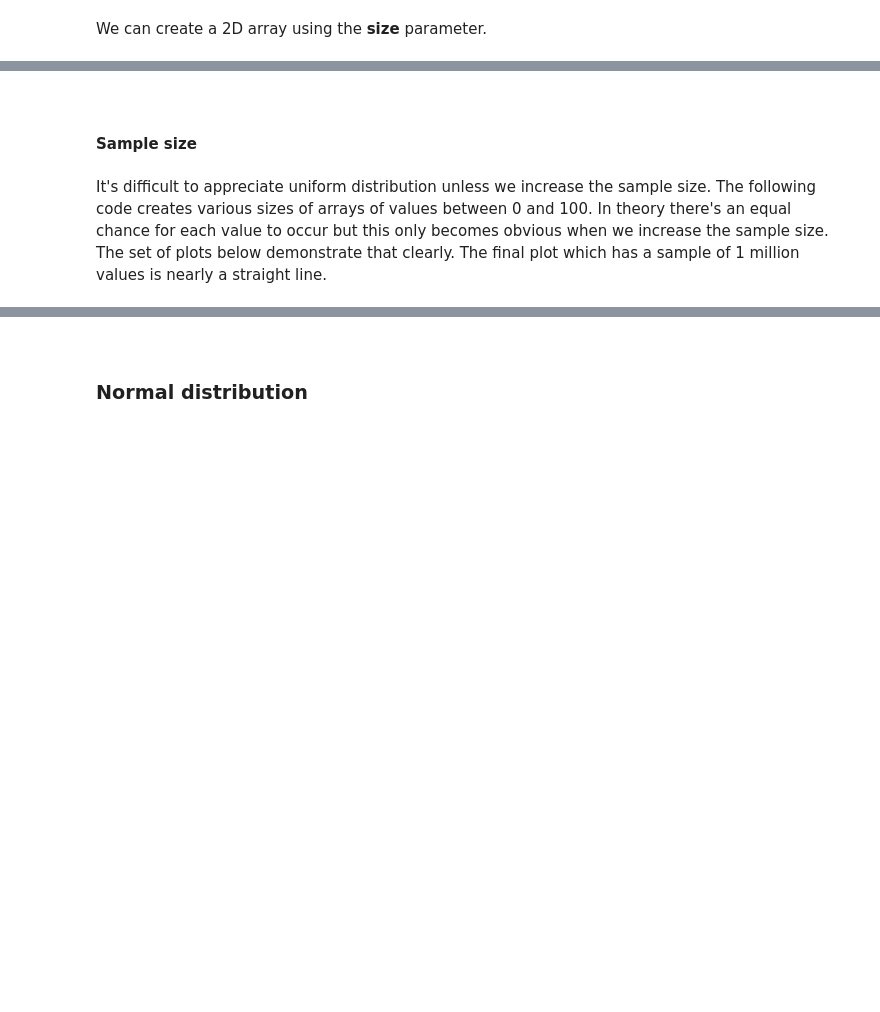
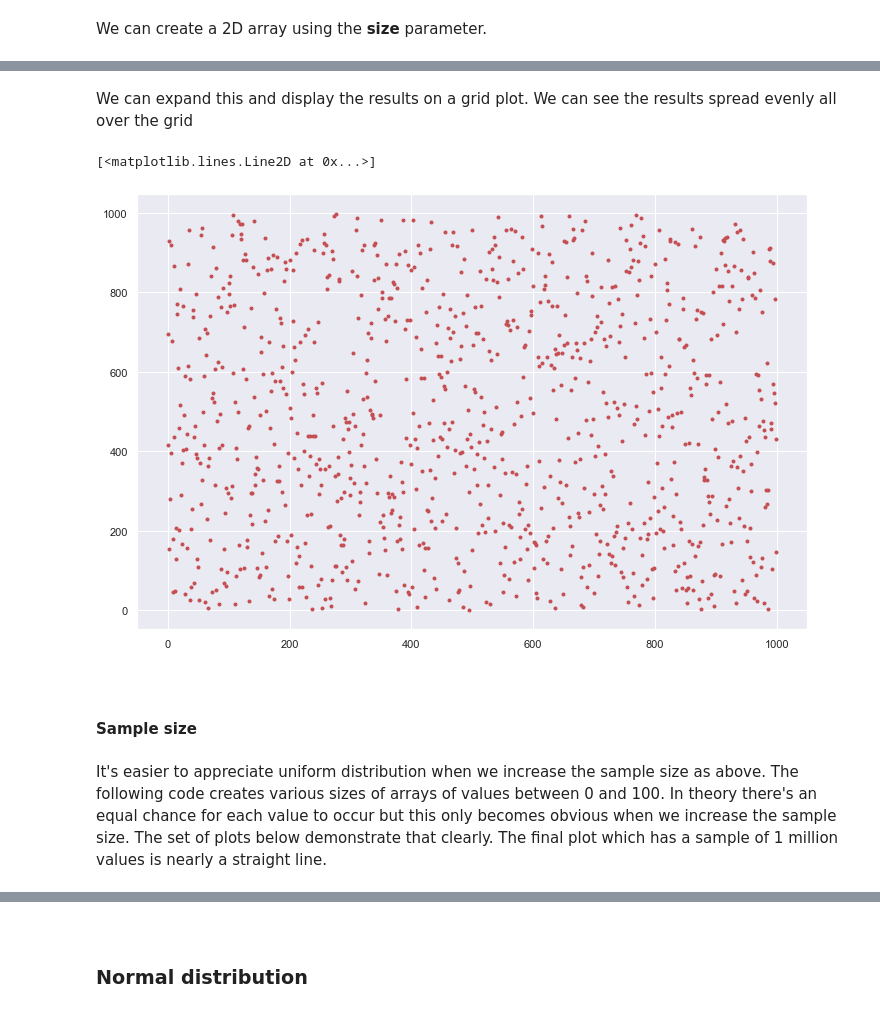
Before and after one commit to Caoimhinv/NumPy_Assignment, a Jupyter notebook: numpy.random.ipynb, the cells around one changed output, grey strips where cells are left out. Drawn from its saved outputs; the diff is of its cells as text; code cells hidden in the pictures; blank space fills up the shorter version.

```diff
--- a/numpy.random.ipynb
+++ b/numpy.random.ipynb
@@ -266,9 +300,17 @@ rng.uniform(10, 15, size=(4, 3))
+# %% [markdown]
+We can expand this and display the results on a grid plot. We can see the results spread evenly all over the grid
+# %%
+# 1000 numbers between 1 and 1000. We specify red dots as markers
+plt.plot(rng.uniform(1,1000, size=1000), 'r.')
+# %% [output]
+[<matplotlib.lines.Line2D at 0x...>]
+[figure, added]
 # %% [markdown]
 <br>
 
 #### Sample size
 # %% [markdown]
-It's difficult to appreciate uniform distribution unless we increase the sample size. The following code creates various sizes of arrays of values between 0 and 100. In theory there's an equal chance for each value to occur but this only becomes obvious when we increase the sample size. The set of plots below demonstrate that clearly. The final plot which has a sample of 1 million values is nearly a straight line.
+It's easier to appreciate uniform distribution when we increase the sample size as above. The following code creates various sizes of arrays of values between 0 and 100. In theory there's an equal chance for each value to occur but this only becomes obvious when we increase the sample size. The set of plots below demonstrate that clearly. The final plot which has a sample of 1 million values is nearly a straight line.
 # %%
 # looking at the difference the sample size makes
 x = rng.integers(100, size = 10)
```
Also changed, not shown: parts of 71 cells of this notebook.
